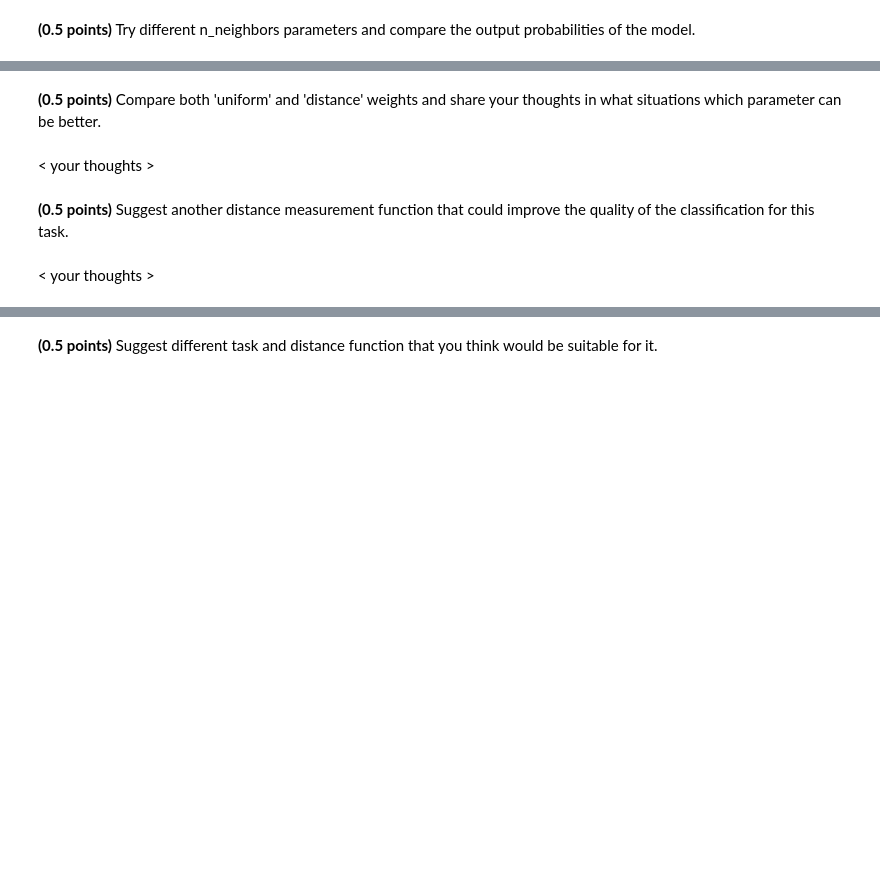
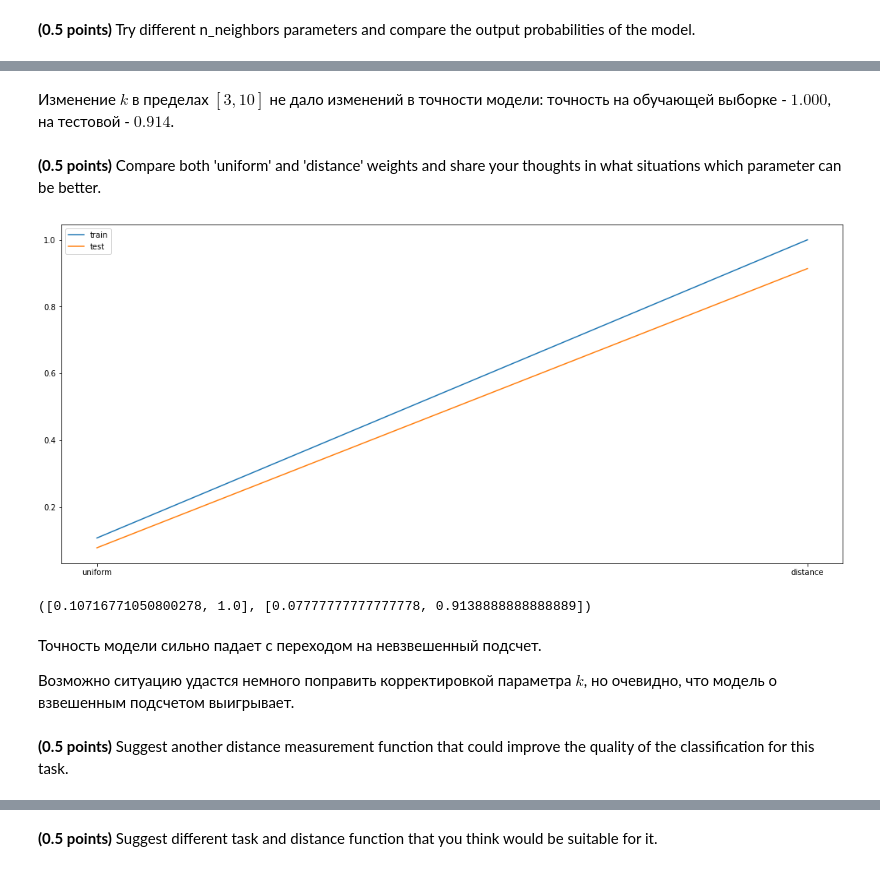
Before and after one commit to LaSegadora/rsschool_5_classification_linear_knn, a Jupyter notebook: hw_classification.ipynb, the cells around one changed output, grey strips where cells are left out. Cells and saved outputs as stored; diff of their text form; code cells hidden in the pictures; blank space fills up the shorter version.

```diff
--- a/hw_classification.ipynb
+++ b/hw_classification.ipynb
@@ -464,2 +511,4 @@ AssertionError:
+# %% [markdown]
+Изменение $ k $ в пределах $ [3,10] $ не дало изменений в точности модели: точность на обучающей выборке - $ 1.000 $, на тестовой - $ 0.914 $.
 # %% [markdown]
 **(0.5 points)** Compare both 'uniform' and 'distance' weights and share your thoughts in what situations which parameter can be better.
@@ -468,6 +515,26 @@ AssertionError:
-# %% [markdown]
-< your thoughts >
+# %%
+## your code
+train_accs, test_accs = [], []
+_, axes = plt.subplots(figsize=(18,8))
+ws = ['uniform', 'distance']
+for w in ws:
+    model = CustomKNeighborsClassifier(n_neighbors=5, weights=w)
+    model.fit(X_train, y_train)
+    train_accs.append(metrics.accuracy_score(y_pred=model.predict(X_train), y_true=y_train))
+    test_accs.append(metrics.accuracy_score(y_pred=model.predict(X_test), y_true=y_test))
+axes.plot(ws,train_accs,label='train')
+axes.plot(ws,test_accs,label='test')
+plt.legend()
+plt.show()
+# %% [output]
+[figure, added]
+# %%
+train_accs, test_accs
+# %% [output]
+([0.10716771050800278, 1.0], [0.07777777777777778, 0.9138888888888889])
+# %% [markdown]
+Точность модели сильно падает с переходом на невзвешенный подсчет.
+
+Возможно ситуацию удастся немного поправить корректировкой параметра $ k $, но очевидно, что модель о взвешенным подсчетом выигрывает.
 # %% [markdown]
 **(0.5 points)** Suggest another distance measurement function that could improve the quality of the classification for this task.
-# %% [markdown]
-< your thoughts >
```
Also changed, not shown: parts of 24 cells of this notebook.
